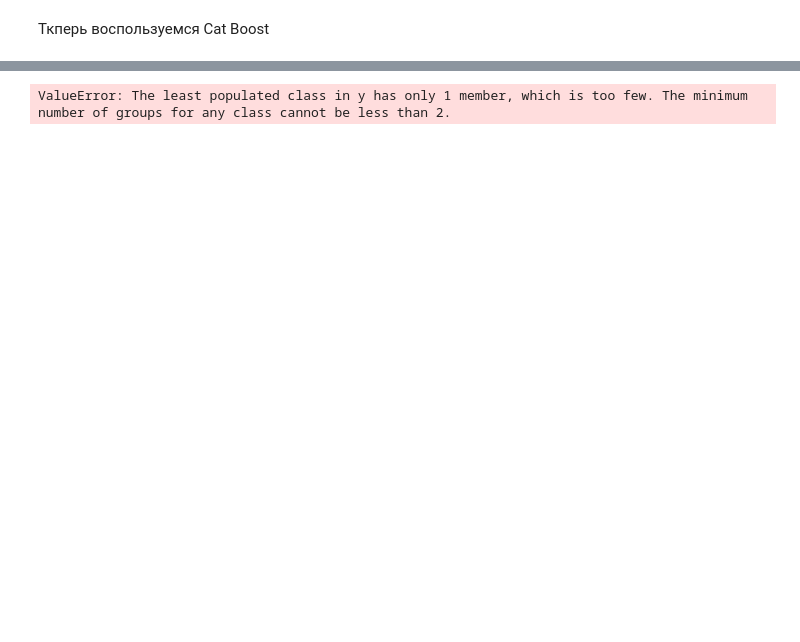
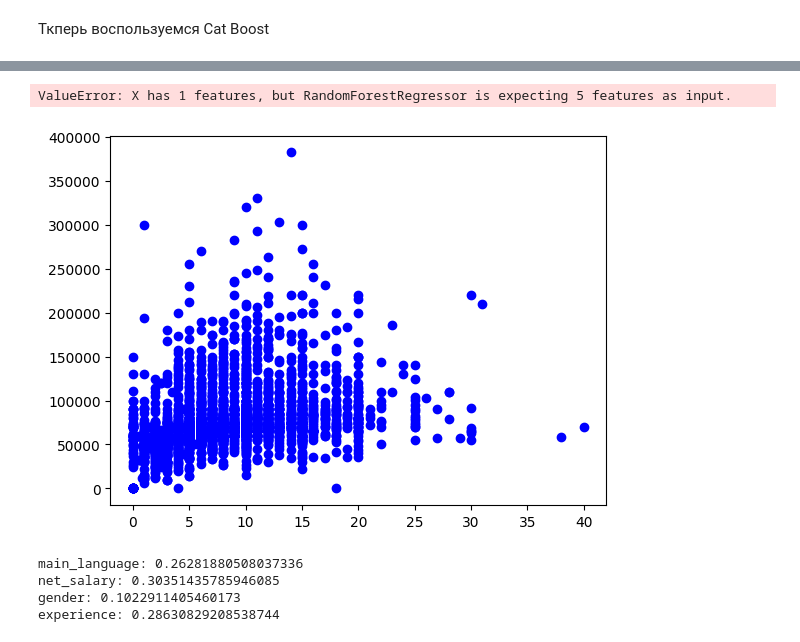
Before and after one commit to dinarasaurae/Salary_analysis, a Jupyter notebook: d.ipynb, the cells around one changed output, grey strips where cells are left out. Cells and saved outputs as stored; diff of their text form; code cells hidden in the pictures; blank space fills up the shorter version.

```diff
--- a/d.ipynb
+++ b/d.ipynb
@@ -867,4 +1082,0 @@ array([ 4.,  3.,  2., -1.,  5.,  1.])
-# %%
-enc_lang = OneHotEncoder()
-mergeddf['main_language'] = enc_lang.fit_transform(mergeddf[['main_language']].astype(str)).tolist()
-mergeddf['main_language'].unique()
@@ -873,7 +1198,17 @@ AttributeError: tolist not found
 # %% [markdown]
 Ткперь воспользуемся Cat Boost
-# %%
-mergeddf.dropna(subset=['net_salary'], inplace=True)
-X = mergeddf.drop(['timestamp'], axis=1)
-Y = mergeddf['net_salary']
-X['city'].fillna(0, inplace=True)
+# %%
+from sklearn.ensemble import RandomForestRegressor
+
+x = mergeddf.loc[:, 'experience'].values.reshape((-1,1))
+y = mergeddf.loc[:, 'net_salary'].values
+X_train,X_test,y_train,y_test = train_test_split(X,
+                                                 Y,
+                                                 test_size=0.1,
+                                                 random_state=100,
+                                                )
+reg = RandomForestRegressor()
+reg.fit(X_train, y_train)
+y_pred = reg.predict(X_test)
+accuracy = reg.score(X_test, y_test)
+print("Точность модели:", accuracy)
@@ -879,0 +1317,21 @@ X['city'].fillna(0, inplace=True)
+# %%
+X_grid = np.arange(min(x), max(x), 0.01)
+
+# reshape for reshaping the data
+# into a len(X_grid)*1 array,
+# i.e. to make a column out of the X_grid value
+X_grid = X_grid.reshape((len(X_grid), 1))
+
+# Scatter plot for original data
+plt.scatter(x, y, color='blue')
+
+# plot predicted data
+plt.plot(X_grid, reg.predict(X_grid),
+         color='green')
+plt.title('Random Forest Regression')
+plt.xlabel('Lang')
+plt.ylabel('Salary')
+plt.show()
+# %% [output]
+ValueError: X has 1 features, but RandomForestRegressor is expecting 5 features as input.
+[figure, added]
@@ -880,3 +1341,14 @@ X['city'].fillna(0, inplace=True)
+# %%
+importances = reg.feature_importances_
+
+# Печать важности параметров
+for feature, importance in zip(['main_language', 'net_salary', 'gender', 'experience'], importances):
+    print(f"{feature}: {importance}")
+# %% [output]
+main_language: 0.26281880508037336
+net_salary: 0.30351435785946085
+gender: 0.1022911405460173
+experience: 0.28630829208538744
 # %%
 def get_categorical_indicies(X):
     cats = []
@@ -902,13 +1374,5 @@ def convert_cats(X):
     for col in cats:
         X[col] = X[col].astype('category')
 convert_cats(X)
-# %%
-X_train,X_test,y_train,y_test = train_test_split(X,
-                                                 Y,
-                                                 test_size=0.2,
-                                                 random_state=101,
-                                                 stratify=Y)
-# %% [output]
-ValueError: The least populated class in y has only 1 member, which is too few. The minimum number of groups for any class cannot be less than 2.
 # %%
 print('Test Rate:',y_test.sum()/y_test.count())
```
Also changed, not shown: parts of 54 cells of this notebook, 3 other files.
